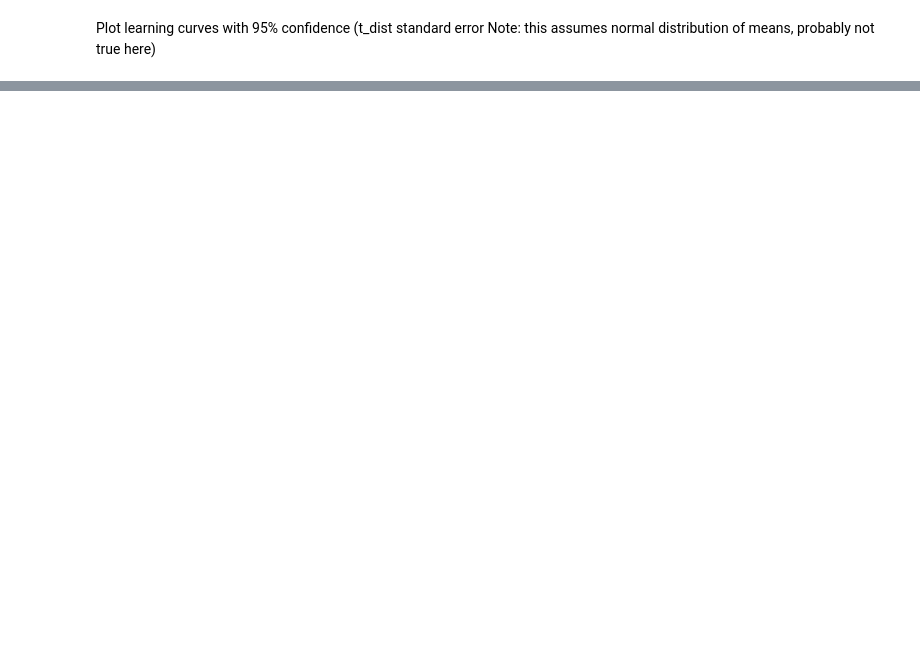
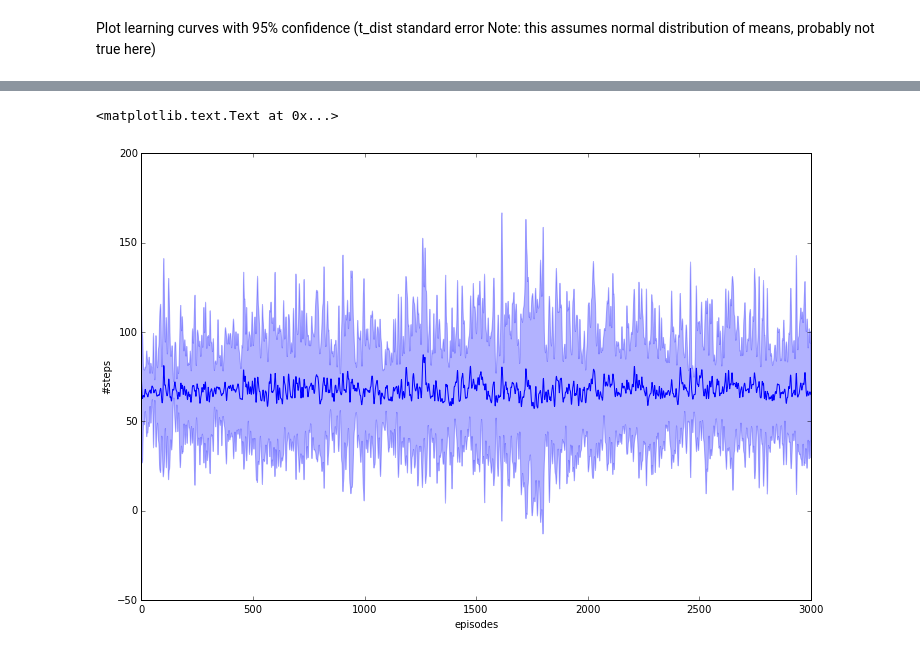
Before and after one commit to pvrancx/PyALE, a Jupyter notebook: notebooks/SarsaReplay.ipynb, the cells around one changed output, grey strips where cells are left out. Cells and saved outputs as stored; diff of their text form; code cells hidden in the pictures; blank space fills up the shorter version.

```diff
--- a/notebooks/SarsaReplay.ipynb
+++ b/notebooks/SarsaReplay.ipynb
@@ -59,0 +66,25 @@ plt.title('Learning curve averaged over {} trials'.format(numtrials))
+# %%
+from scipy.signal import gaussian
+from scipy.ndimage import filters
+
+#gaussian filter (running average but closer points have higher weights)
+def smoothing(x,window,axis=0):
+    filt = gaussian(window,2.)
+    return filters.convolve1d(x,filt/np.sum(filt),axis)
+
+#standard running average
+def running_average(x,window,axis=0):
+    return filters.convolve1d(x,np.ones(window),axis)
+# %%
+mean_sm = smoothing(mean_steps[0], 100, 0)
+err_sm = smoothing(err[0], 100, 0)
+
+plt.figure(figsize=(12,8))
+plt.plot(mean_sm)
+plt.fill_between(np.arange(numep),(mean_sm-t*err_sm),(mean_sm+t*err_sm),alpha=0.3,color=color)
+
+plt.ylabel('#steps')
+plt.xlabel('episodes')
+# %% [output]
+<matplotlib.text.Text at 0x...>
+[figure, added]
```
Also changed, not shown: parts of 5 cells of this notebook.
